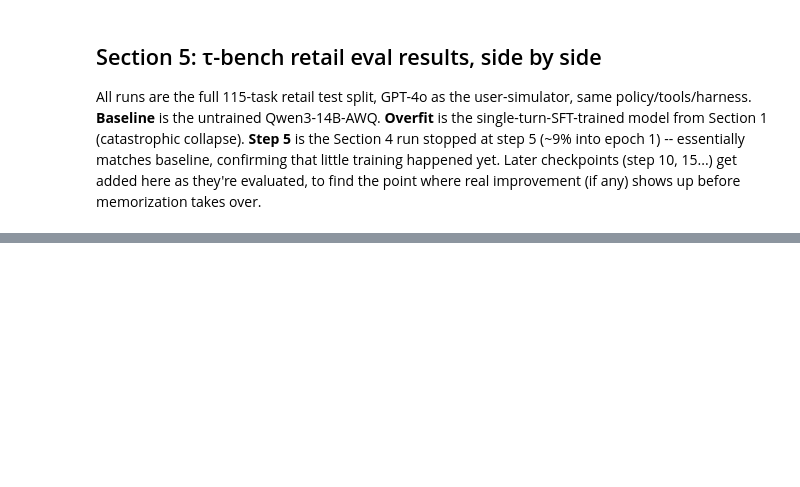
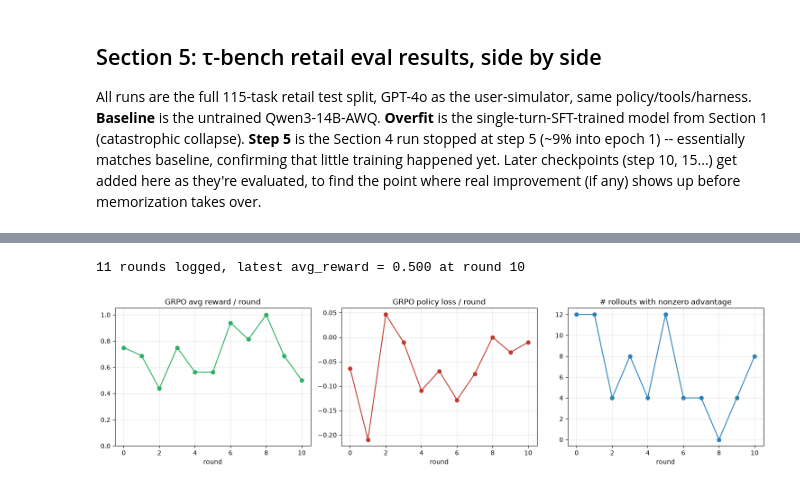
Before and after one commit to teacher57/qwen3-14b-tau-train, a Jupyter notebook: notebooks/qwen3_14b_training_and_rollouts.ipynb, the cells around one changed output, grey strips where cells are left out. Cells and saved outputs as stored; diff of their text form; code cells hidden in the pictures; blank space fills up the shorter version.

```diff
--- a/notebooks/qwen3_14b_training_and_rollouts.ipynb
+++ b/notebooks/qwen3_14b_training_and_rollouts.ipynb
@@ -133,0 +147,26 @@ else:
+# %%
+import json
+import matplotlib.pyplot as plt
+
+try:
+    records = [json.loads(line) for line in open("full_run_results/grpo_train_log.jsonl")]
+except FileNotFoundError:
+    records = []
+if not records:
+    print("no GRPO training data yet -- job may still be starting up (vLLM model download, first rollouts)")
+else:
+    rounds = [r["round"] for r in records]
+    avg_reward = [r["avg_reward"] for r in records]
+    avg_loss = [r["avg_loss"] for r in records]
+    n_updated = [r["n_updated"] for r in records]
+    print(f"{len(records)} rounds logged, latest avg_reward = {avg_reward[-1]:.3f} at round {rounds[-1]}")
+
+    fig, axes = plt.subplots(1, 3, figsize=(15, 4))
+    axes[0].plot(rounds, avg_reward, marker="o", color="#27ae60"); axes[0].set_title("GRPO avg reward / round"); axes[0].set_xlabel("round"); axes[0].set_ylim(0, 1.05); axes[0].grid(alpha=0.3)
+    axes[1].plot(rounds, avg_loss, marker="o", color="#c0392b"); axes[1].set_title("GRPO policy loss / round"); axes[1].set_xlabel("round"); axes[1].grid(alpha=0.3)
+    axes[2].plot(rounds, n_updated, marker="o", color="#2980b9"); axes[2].set_title("# rollouts with nonzero advantage"); axes[2].set_xlabel("round"); axes[2].grid(alpha=0.3)
+    plt.tight_layout()
+    plt.show()
+# %% [output]
+11 rounds logged, latest avg_reward = 0.500 at round 10
+[figure, added]
```
Also changed, not shown: parts of 5 cells of this notebook, 19 other files.
